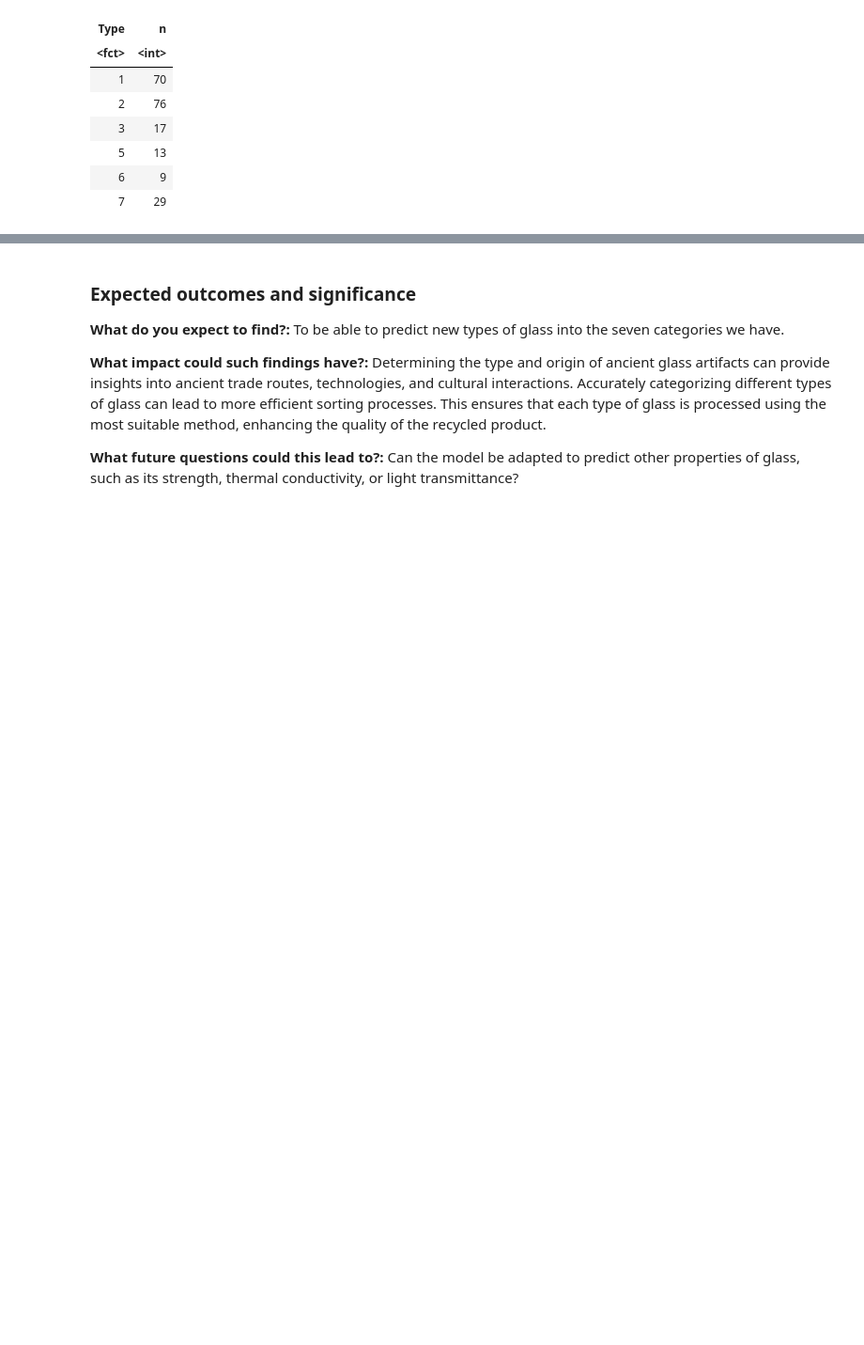
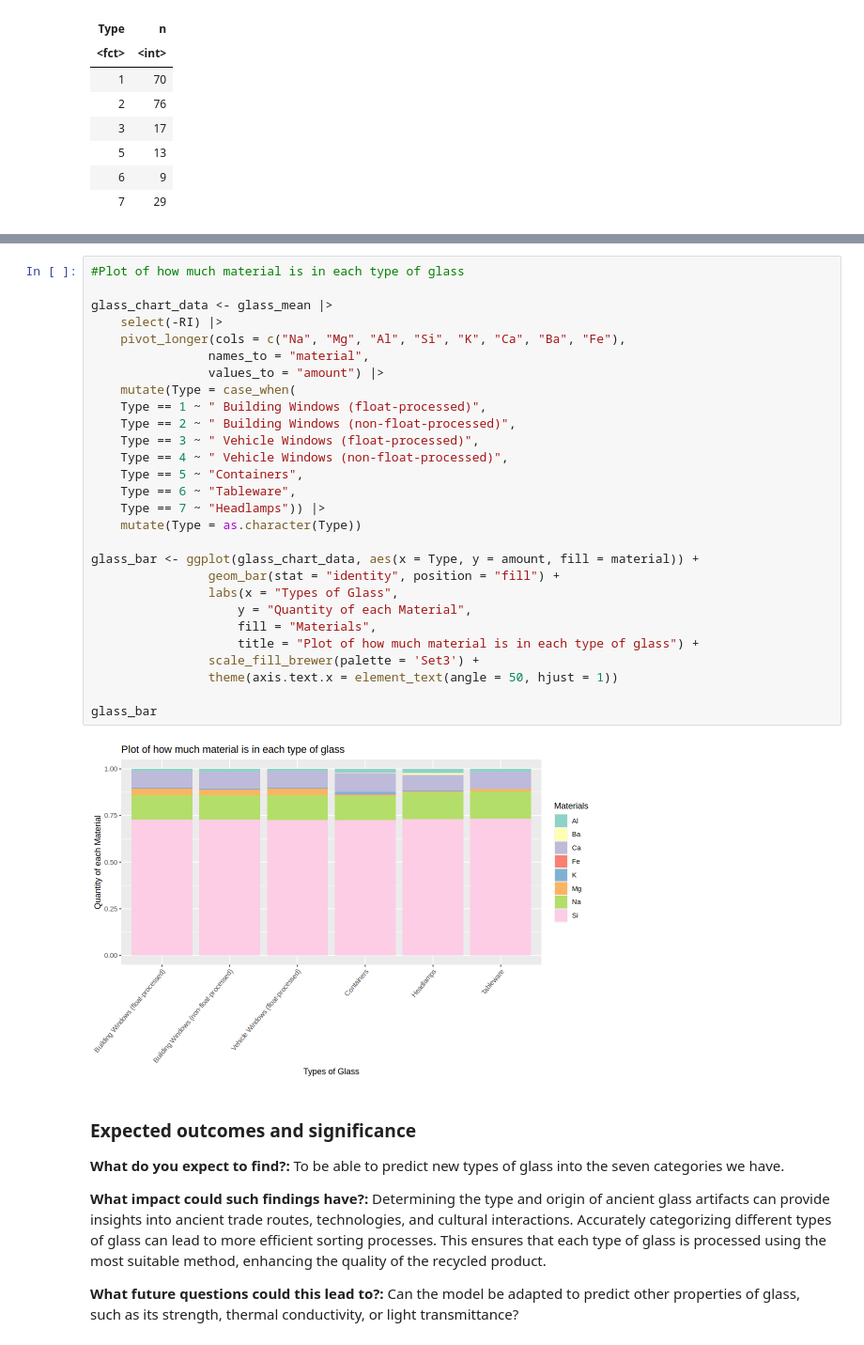
Before and after one commit to nlmanama/DSCI100-GroupProject, a Jupyter notebook: proposal.ipynb, the cells around one changed output, grey strips where cells are left out. Shown at 94% size. Saved outputs shown, nothing was run; the diff lists cells and outputs as text; blank space fills up the shorter version.

```diff
--- a/proposal.ipynb
+++ b/proposal.ipynb
@@ -129,3 +130,33 @@ ri_si_plot
+# %%
+#Plot of how much material is in each type of glass
+
+glass_chart_data <- glass_mean |>
+    select(-RI) |>
+    pivot_longer(cols = c("Na", "Mg", "Al", "Si", "K", "Ca", "Ba", "Fe"),
+                names_to = "material",
+                values_to = "amount") |>
+    mutate(Type = case_when(
+    Type == 1 ~ " Building Windows (float-processed)",
+    Type == 2 ~ " Building Windows (non-float-processed)",
+    Type == 3 ~ " Vehicle Windows (float-processed)",
+    Type == 4 ~ " Vehicle Windows (non-float-processed)",
+    Type == 5 ~ "Containers",
+    Type == 6 ~ "Tableware",
+    Type == 7 ~ "Headlamps")) |>
+    mutate(Type = as.character(Type))
+
+glass_bar <- ggplot(glass_chart_data, aes(x = Type, y = amount, fill = material)) +
+                geom_bar(stat = "identity", position = "fill") +
+                labs(x = "Types of Glass",
+                    y = "Quantity of each Material",
+                    fill = "Materials",
+                    title = "Plot of how much material is in each type of glass") +
+                scale_fill_brewer(palette = 'Set3') +
+                theme(axis.text.x = element_text(angle = 50, hjust = 1))
+
+glass_bar
+# %% [output]
+[figure, added]
 # %% [markdown]
 ### **Expected outcomes and significance**
 
```
Also changed, not shown: parts of 1 cell of this notebook.
